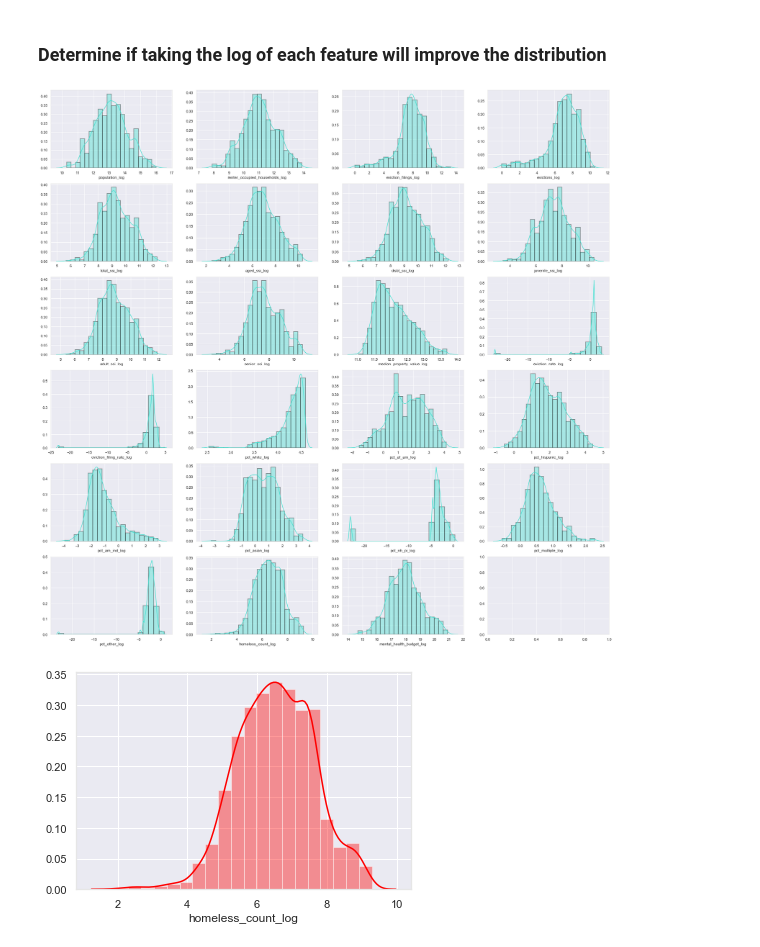
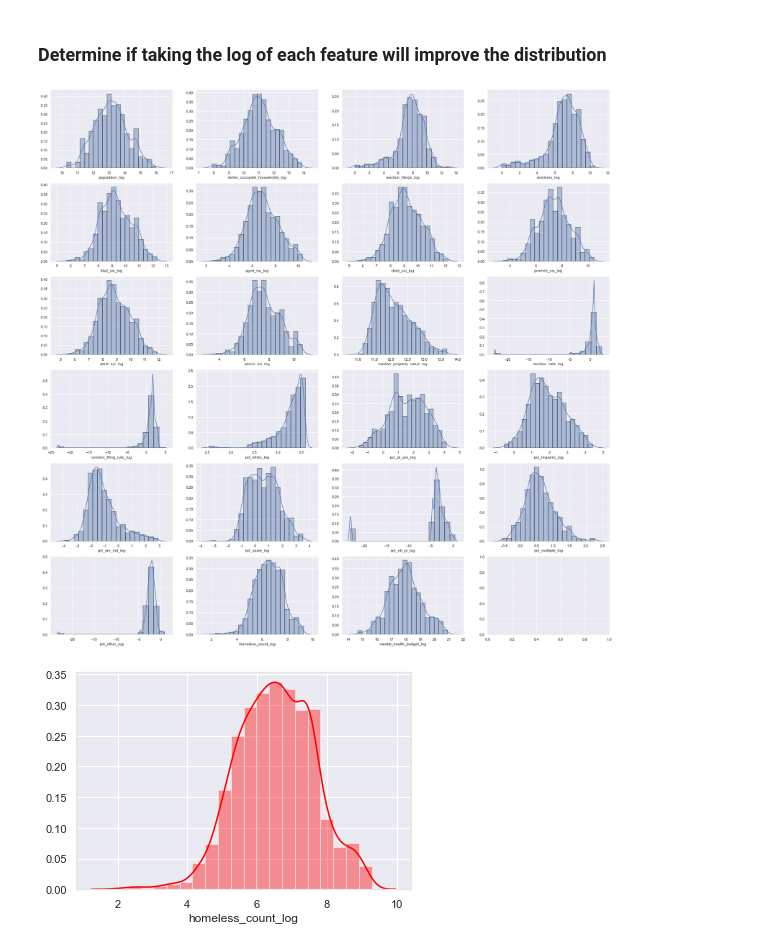
Before and after one commit to windyseng/predicting_homelessness, a Jupyter notebook: predict_homeless_4.ipynb, the cells around one changed output. Cells and saved outputs as stored; diff of their text form; code cells hidden in the pictures.

```diff
--- a/predict_homeless_4.ipynb
+++ b/predict_homeless_4.ipynb
@@ -236,7 +236,7 @@ for i in range(0,6):
 
 
             position = ax[i][j]
-            vis = sns.distplot(df[col],bins=20, color='tomato',
+            vis = sns.distplot(df[col],bins=20, color='darkgreen',
                                hist_kws= dict(edgecolor="k", linewidth=2), ax=position)
 
             idx = idx + 1
@@ -262,20 +262,20 @@ log_cols = ['population_log', 'renter_occupied_households_log','eviction_filings
 # %%
 sns.set_style('darkgrid',{'axes.edgecolor': '.9'},)
 f, ax = plt.subplots(6,4,figsize = (30,30))
 plt.rcParams["patch.force_edgecolor"] = True
 
 c = ''
 ix = 0
 for i in range(0,6):
     for j in range(0,4):
 
         if ix < len(log_cols):
             c = log_cols[ix]
             position = ax[i][j]
-            vis = sns.distplot((df[c][np.isfinite(df[c]) == True]), bins=20, color='turquoise',hist_kws= dict(edgecolor="k", linewidth=2), ax=position)
+            vis = sns.distplot((df[c][np.isfinite(df[c]) == True]), bins=20, color='b',hist_kws= dict(edgecolor="k", linewidth=2), ax=position)
             ix = ix + 1
 # %% [output]
-[figure, old version]
+[figure, new version]
 # %%
 sns.distplot(df['homeless_count_log'],  bins=20, kde=True, color='red');
 fig = plt.figure()
```
Also changed, not shown: parts of 11 cells of this notebook, 1 other file.
